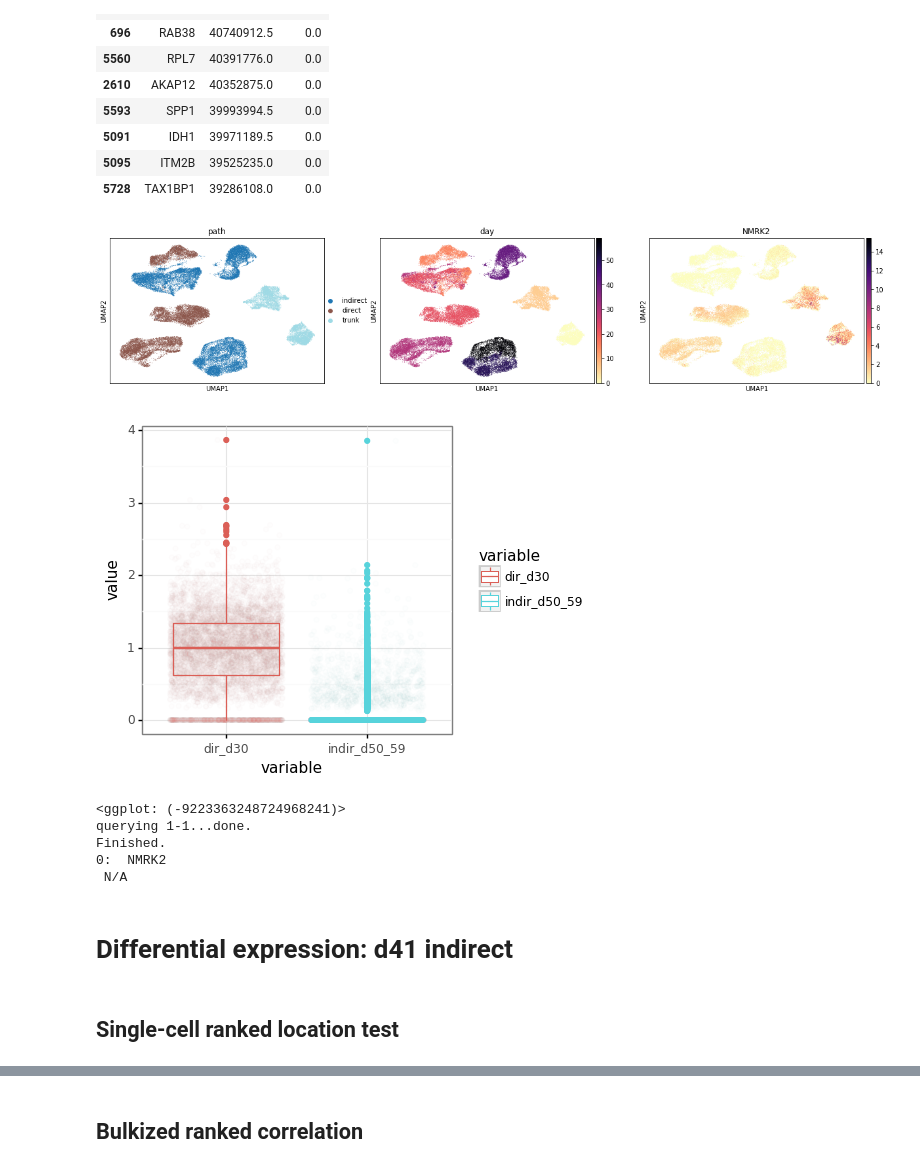
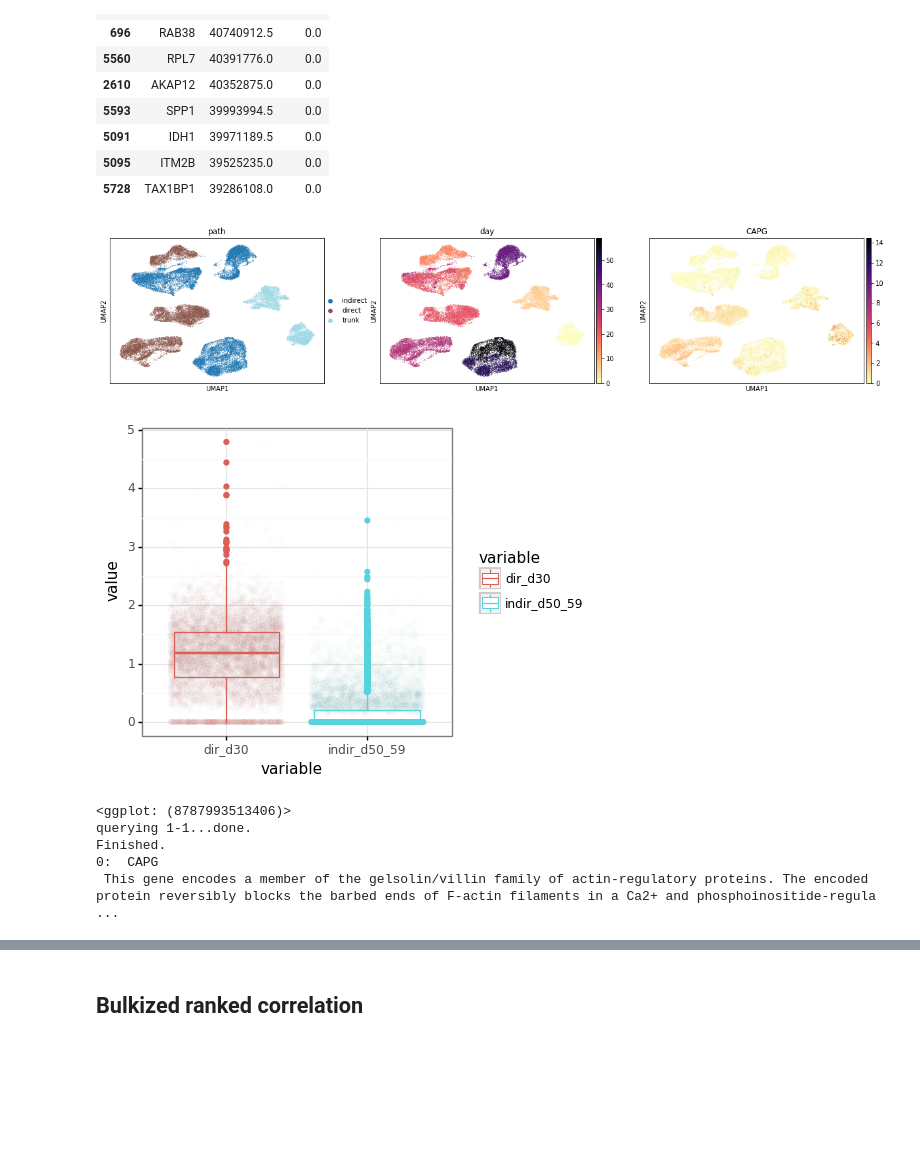
Before and after one commit to czbiohub/darmanis_group_DL_notebook, a Jupyter notebook: DL20190228_dish_mel_preprocess.ipynb, the cells around one changed output, grey strips where cells are left out. Cells and saved outputs as stored; diff of their text form; code cells hidden in the pictures; blank space fills up the shorter version.

```diff
--- a/DL20190228_dish_mel_preprocess.ipynb
+++ b/DL20190228_dish_mel_preprocess.ipynb
@@ -248,38 +253,34 @@ sc mwu:
 | 5095 | ITM2B | 39525235.0 | 0.0 |
 | 5728 | TAX1BP1 | 39286108.0 | 0.0 |
 # %%
-gene = 'NMRK2'
+gene = 'CAPG'
 
 sc.pl.umap(adata_all, color = ['path', 'day'] + [gene], cmap='magma_r', palette = 'tab20')
 
 plot_df = pd.DataFrame({'value':adata_dir_d30_df[gene].values,
                         'variable':'dir_d30'
                        }).append(pd.DataFrame({'value':adata_indir_d50_59_df[gene].values,
                                                'variable':'indir_d50_59'
                                               }))
 
 plotnine.options.figure_size = (4,4)
 print(ggplot(plot_df)
       + theme_bw()
       + geom_boxplot(aes('variable','value', color = 'variable'))
       + geom_jitter(aes('variable','value', color = 'variable'), alpha = 0.01)
      )
 
 out = symbol2field(gene)
 output = [print(f'{idx}: ',
        x['query'],
        '\n',x['summary']) if ('summary' in x.keys()) else print(f'{idx}: ',
                                                                 x['query'],
                                                                 '\n','N/A') for idx, x in enumerate(out)]
 # %% [output]
-[figure, old version]
+[figure, new version]
-[figure, old version]
+[figure, new version]
-<ggplot: (-9223363248724968241)>
+<ggplot: (8787993513406)>
 querying 1-1...done.
 Finished.
-0:  NMRK2
- N/A
+0:  CAPG
+ This gene encodes a member of the gelsolin/villin family of actin-regulatory proteins. The encoded protein reversibly blocks the barbed ends of F-actin filaments in a Ca2+ and phosphoinositide-regula ...
-# %% [markdown]
-# Differential expression: d41 indirect
-# %% [markdown]
-## Single-cell ranked location test
```
Also changed, not shown: parts of 13 cells of this notebook, 2 other files.
